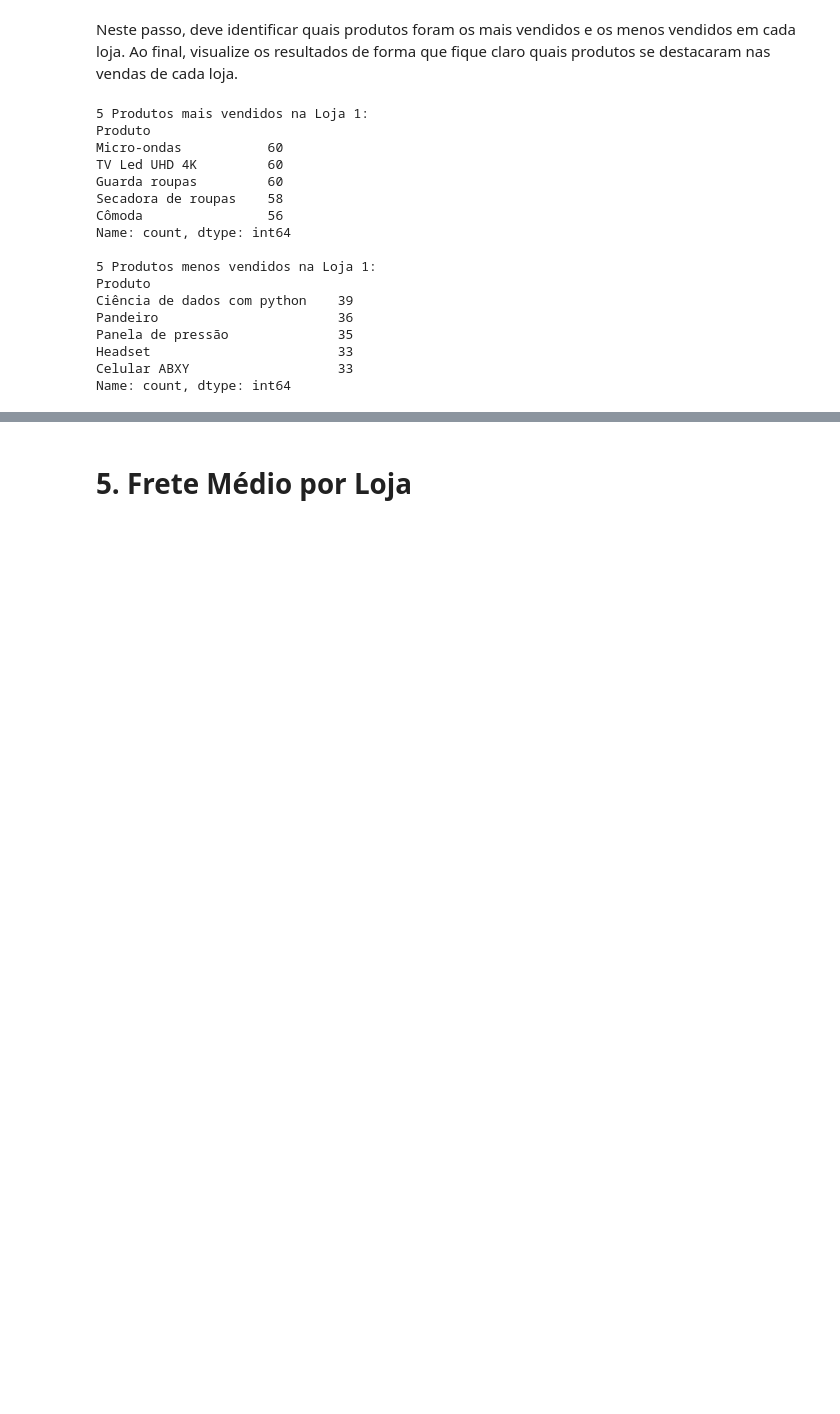
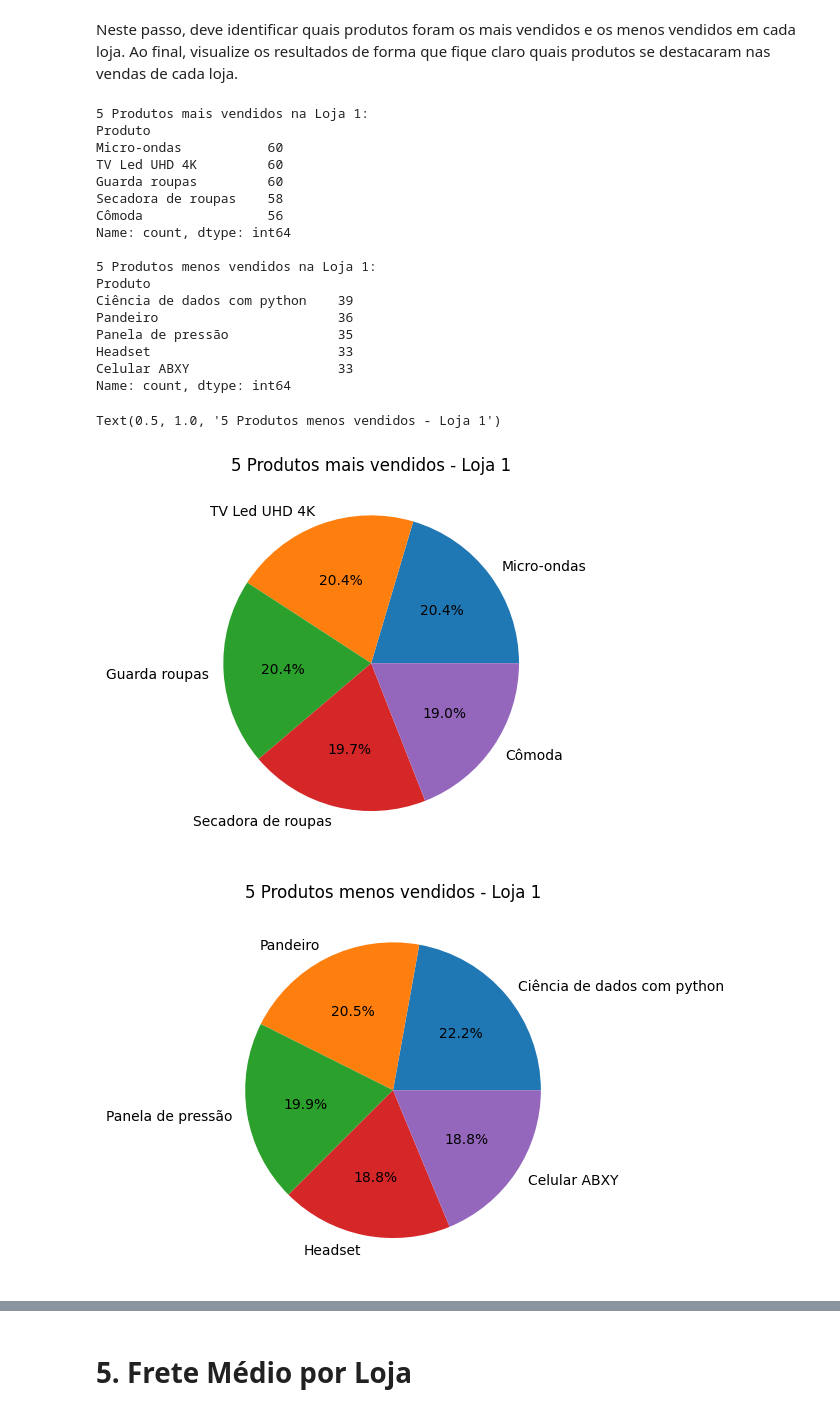
Before and after one commit to paulaferreirao/challenge-alura-store, a Jupyter notebook: AluraStoreBr.ipynb, the cells around one changed output, grey strips where cells are left out. Drawn from its saved outputs; the diff is of its cells as text; code cells hidden in the pictures; blank space fills up the shorter version.

```diff
--- a/AluraStoreBr.ipynb
+++ b/AluraStoreBr.ipynb
@@ -208,30 +208,45 @@ Neste passo, deve identificar quais produtos foram os mais vendidos e os menos v
 # %%
 produtos_vendidos_loja1 = loja['Produto'].value_counts()
 mais_vendidos_loja1 = produtos_vendidos_loja1.head(5)
 menos_vendidos_loja1 = produtos_vendidos_loja1.tail(5)
 
 vendas_loja1 = [mais_vendidos_loja1, menos_vendidos_loja1]
 
 print("5 Produtos mais vendidos na Loja 1:")
 print(mais_vendidos_loja1)
 
 print("\n5 Produtos menos vendidos na Loja 1:")
 print(menos_vendidos_loja1)
+
+# 5 mais vendidos - Loja 1
+
+fig, ax = plt.subplots()
+ax.pie(mais_vendidos_loja1.values, labels=mais_vendidos_loja1.index, autopct='%1.1f%%')
+ax.set_title('5 Produtos mais vendidos - Loja 1')
+
+# 5 menos vendidos - Loja 1
+
+fig, ax = plt.subplots()
+ax.pie(menos_vendidos_loja1.values, labels=menos_vendidos_loja1.index, autopct='%1.1f%%')
+ax.set_title('5 Produtos menos vendidos - Loja 1')
 # %% [output]
 5 Produtos mais vendidos na Loja 1:
 Produto
 Micro-ondas           60
 TV Led UHD 4K         60
 Guarda roupas         60
 Secadora de roupas    58
 Cômoda                56
 Name: count, dtype: int64
 
 5 Produtos menos vendidos na Loja 1:
 Produto
 Ciência de dados com python    39
 Pandeiro                       36
 Panela de pressão              35
 Headset                        33
 Celular ABXY                   33
 Name: count, dtype: int64
+Text(0.5, 1.0, '5 Produtos menos vendidos - Loja 1')
+[figure, added]
+[figure, added]
```
Also changed, not shown: parts of 6 cells of this notebook.
